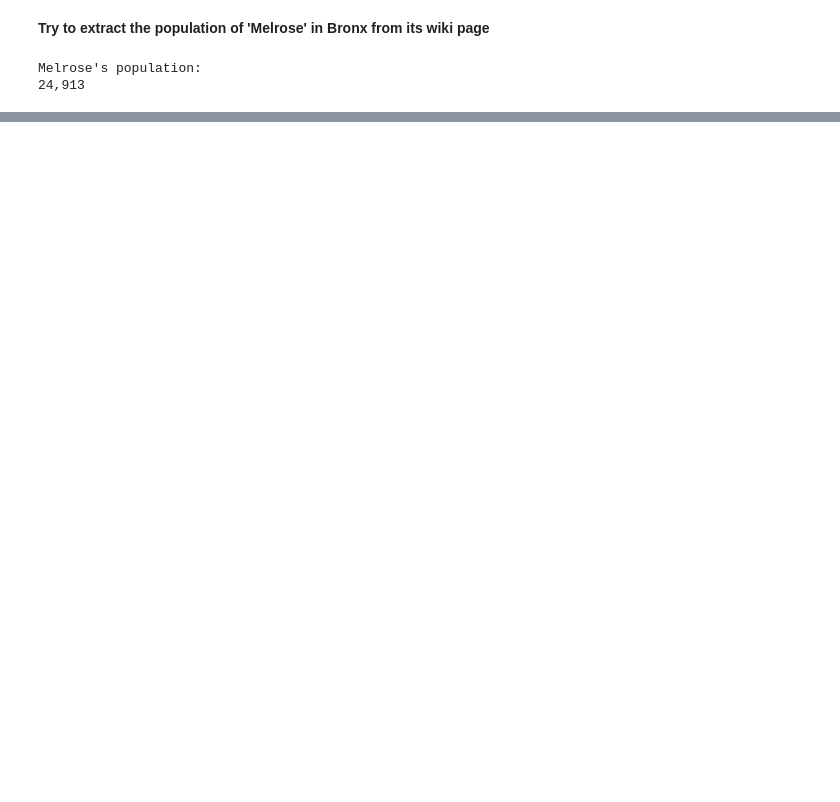
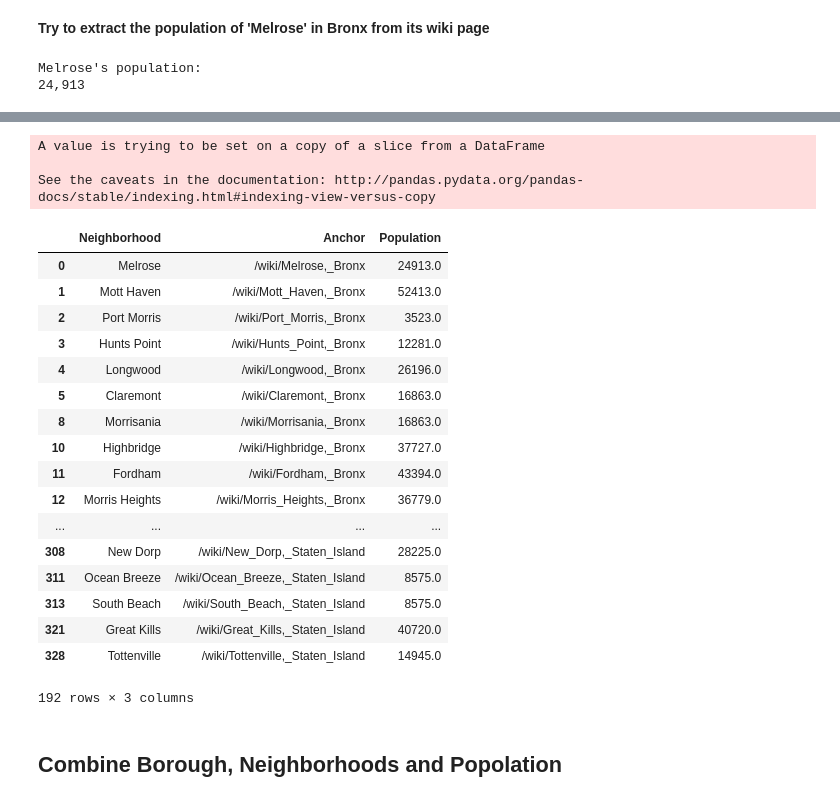
Before and after one commit to lisu1222/The-Battle-of-Neighborhoods-New-York-Hospital-Bed-Density, a Jupyter notebook: New-York-Neighborhood-Pop.ipynb, the cells around one changed output, grey strips where cells are left out. Drawn from its saved outputs; the diff is of its cells as text; code cells hidden in the pictures; blank space fills up the shorter version.

```diff
--- a/New-York-Neighborhood-Pop.ipynb
+++ b/New-York-Neighborhood-Pop.ipynb
@@ -175,18 +174,3 @@ for i in range(len(table)):
 # %% [output]
 Melrose's population:
 24,913
-# %%
-wiki_search = "https://en.wikipedia.org"
-
-for i, anchor in enumerate(neighbor_df['Anchor']):
-    neighbor_page = requests.get(wiki_search+anchor)
-    soup2 = BeautifulSoup(neighbor_page.text, 'html.parser')
-    table = soup2.select("table.infobox tr")
-    for row in table:
-        head = row.find('th')
-        body = row.find('td')
-
-        if head and'population' in head.text.lower():
-            neighbor_df['Population'][i] = body.text.astype(integer)
-        else:
-            neighbor_df['Population'][i] = 'none'
@@ -336,0 +177,52 @@ def get_hospital_data(lat, lng, borough, neighborhood):
+# %%
+def get_neighborhood_pop(neighborhood_df):
+    """
+    Function that replace the population value of each neighborhood with values scrapped from Wikipedia
+    Input: A dataframe with 3 columns: neighborhood name, anchor tag in wikipedia and population
+    Output: A dataframe with
+    """
+    wiki_search = "https://en.wikipedia.org"
+
+    for i, anchor in enumerate(neighborhood_df['Anchor']):
+        neighborhood_page = requests.get(wiki_search+anchor)
+        soup2 = BeautifulSoup(neighborhood_page.text, 'html.parser')
+        table = soup2.select("table.infobox tr")
+
+        for j in range(len(table)):
+            try:
+                if 'Population' in table[j].find('th').text:
+                    neighborhood_df['Population'][i] = int(table[j+1].find('td').text.replace(',', ''))
+            except:
+                pass
+
+    neighborhood_df = neighborhood_df[neighborhood_df['Population'] != 0]
+    neighborhood_df.to_csv('neighborhood_pop.csv', index = False)
+
+    return neighborhood_df
+# %%
+neighborhood_pop = get_neighborhood_pop(neighborhood_df)
+neighborhood_pop
+# %% [output]
+A value is trying to be set on a copy of a slice from a DataFrame
+
+See the caveats in the documentation: http://pandas.pydata.org/pandas-docs/stable/indexing.html#indexing-view-versus-copy
+|  | Neighborhood | Anchor | Population |
+| 0 | Melrose | /wiki/Melrose,_Bronx | 24913.0 |
+| 1 | Mott Haven | /wiki/Mott_Haven,_Bronx | 52413.0 |
+| 2 | Port Morris | /wiki/Port_Morris,_Bronx | 3523.0 |
+| 3 | Hunts Point | /wiki/Hunts_Point,_Bronx | 12281.0 |
+| 4 | Longwood | /wiki/Longwood,_Bronx | 26196.0 |
+| 5 | Claremont | /wiki/Claremont,_Bronx | 16863.0 |
+| 8 | Morrisania | /wiki/Morrisania,_Bronx | 16863.0 |
+| 10 | Highbridge | /wiki/Highbridge,_Bronx | 37727.0 |
+| 11 | Fordham | /wiki/Fordham,_Bronx | 43394.0 |
+| 12 | Morris Heights | /wiki/Morris_Heights,_Bronx | 36779.0 |
+| ... | ... | ... | ... |
+| 308 | New Dorp | /wiki/New_Dorp,_Staten_Island | 28225.0 |
+| 311 | Ocean Breeze | /wiki/Ocean_Breeze,_Staten_Island | 8575.0 |
+| 313 | South Beach | /wiki/South_Beach,_Staten_Island | 8575.0 |
+| 321 | Great Kills | /wiki/Great_Kills,_Staten_Island | 40720.0 |
+| 328 | Tottenville | /wiki/Tottenville,_Staten_Island | 14945.0 |
+192 rows × 3 columns
+# %% [markdown]
+## Combine Borough, Neighborhoods and Popolation
```
Also changed, not shown: parts of 18 cells of this notebook, 3 other files.
